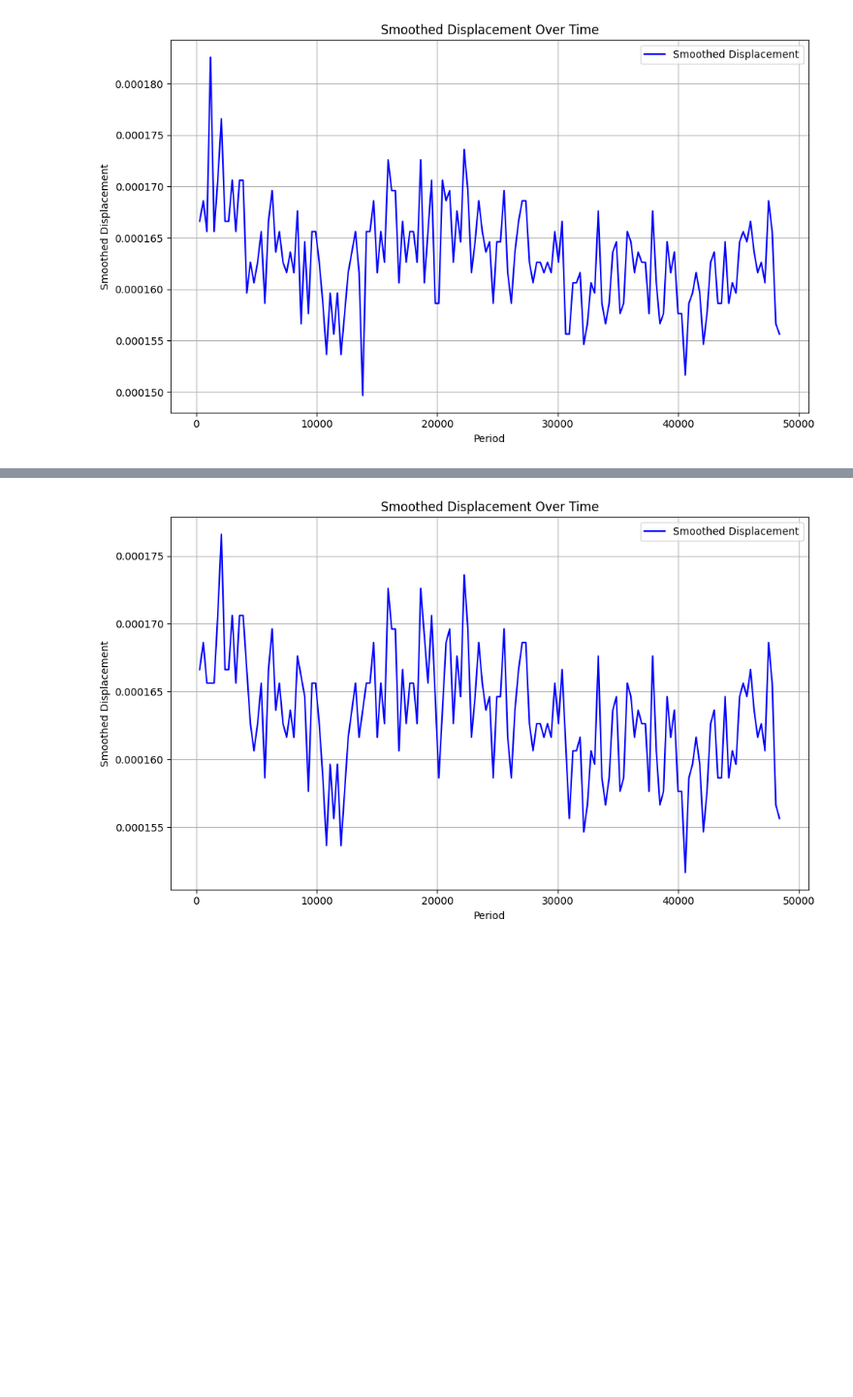
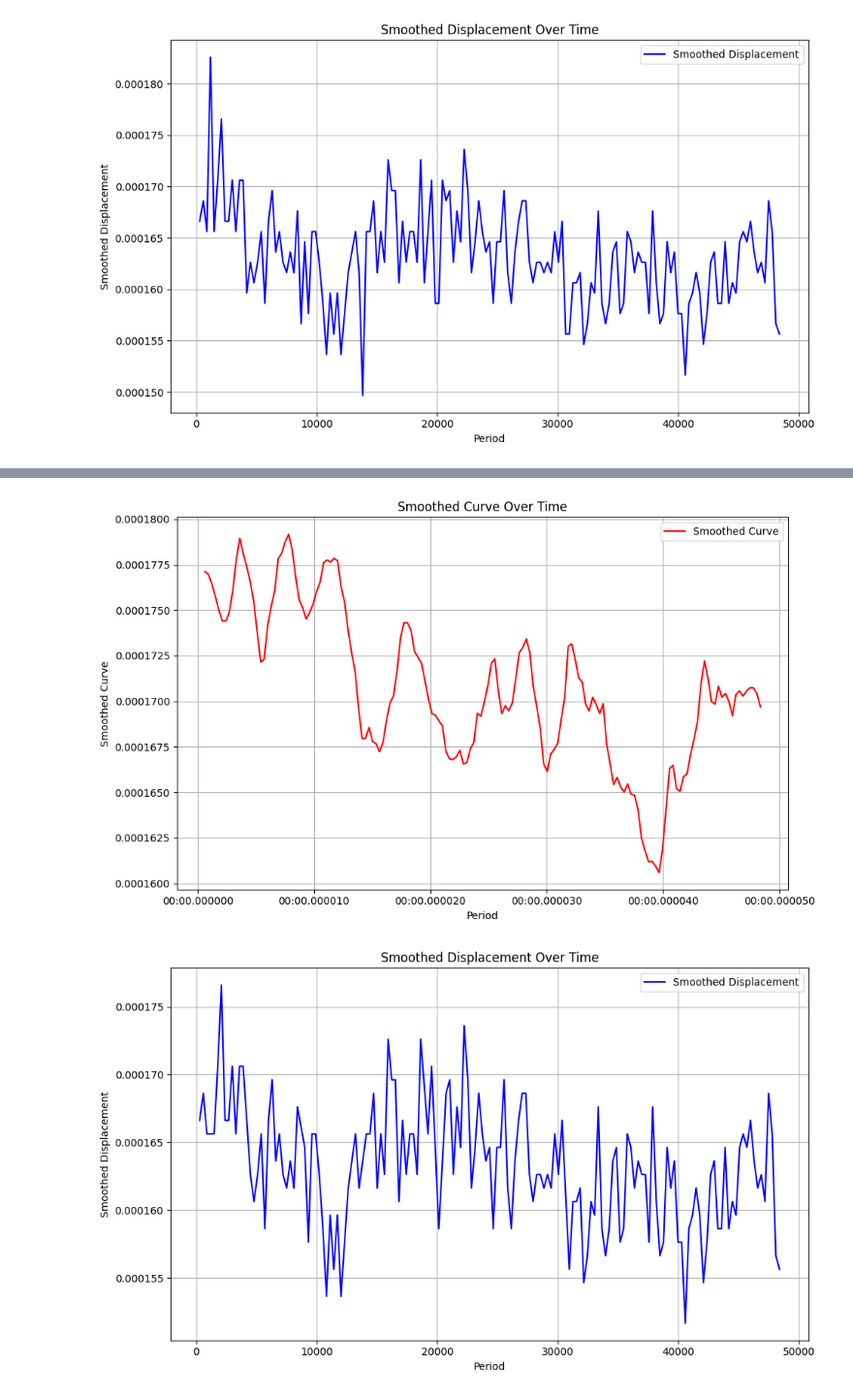
Before and after one commit to rammalali/FYP, a Jupyter notebook: notebooks/model_creation.ipynb, the cells around one changed output, grey strips where cells are left out. Shown at 97% size. Saved outputs shown, nothing was run; the diff lists cells and outputs as text; code cells hidden in the pictures; blank space fills up the shorter version.

```diff
--- a/notebooks/model_creation.ipynb
+++ b/notebooks/model_creation.ipynb
@@ -126,0 +190,37 @@ See the caveats in the documentation: https://pandas.pydata.org/pandas-docs/stab
+# %%
+import numpy as np
+from scipy.signal import savgol_filter
+
+def remove_initial_outliers(df, column_name, threshold=3):
+    # Compute the difference between consecutive points
+    diffs = np.abs(np.diff(df[column_name]))
+
+    # Identify outliers where the difference is significantly larger than the next point
+    for i in range(len(diffs) - 1):
+        if diffs[i] > threshold * diffs[i + 1]:
+            # Drop the outlier row
+            df = df.iloc[i+1:].reset_index(drop=True)
+        else:
+            break  # Stop if no further outliers are detected
+
+    return df
+
+def add_smoothed_curve_to_all(dataframes, threshold=3):
+    # Loop through each dataframe in the dictionary
+    for key, df in dataframes.items():
+        # Ensure 'Period' is in datetime format
+        df['Period'] = pd.to_datetime(df['Period'], errors='coerce')
+
+        # Remove initial outliers in the 'smoothed_displacement' column
+        df = remove_initial_outliers(df, 'smoothed_displacement', threshold)
+
+        # Apply Savitzky-Golay filter to the 'smoothed_displacement' column
+        df['smoothed_curve'] = savgol_filter(df['smoothed_displacement'], window_length=11, polyorder=3)
+
+        # Update the dataframe with the new smoothed curve column and outlier removal
+        dataframes[key] = df
+
+    return dataframes
+
+# Apply to all keys in experiment_dataframes
+experiment_dataframes = add_smoothed_curve_to_all(experiment_dataframes, threshold=3)
@@ -127,3 +245,7 @@ See the caveats in the documentation: https://pandas.pydata.org/pandas-docs/stab
+# %%
+plot_curve(experiment_dataframes["experiment_3_right"])
+# %% [output]
+[figure, added]
 # %%
 plot(experiment_dataframes_cleaned)
 # %% [output]
```
Also changed, not shown: parts of 10 cells of this notebook.
